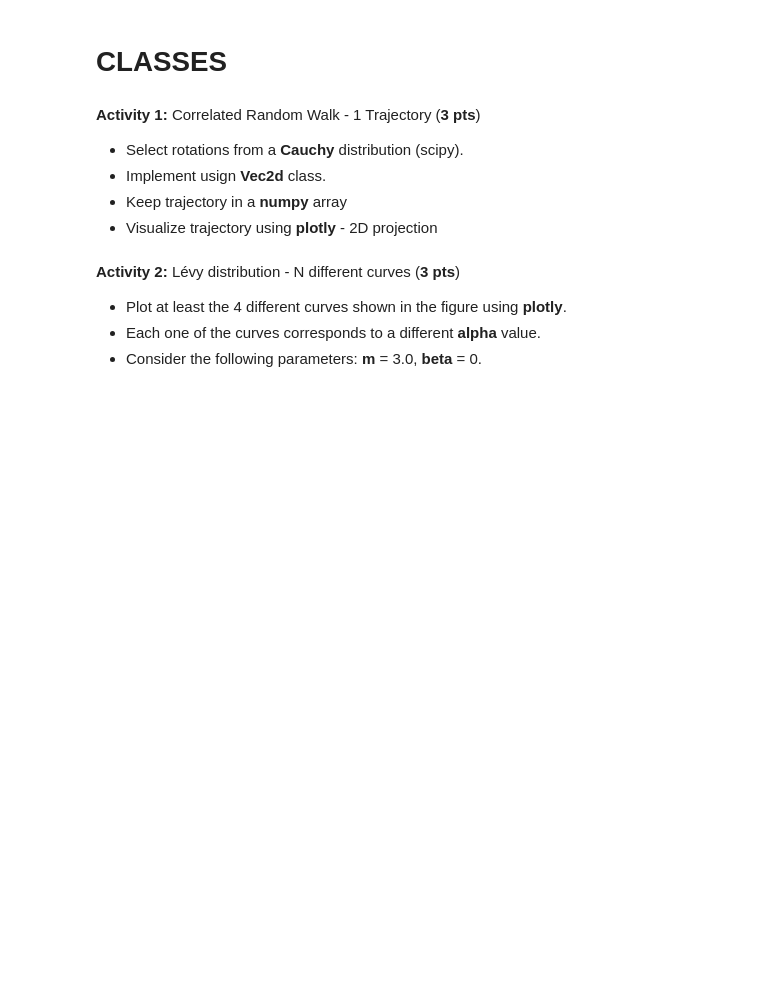
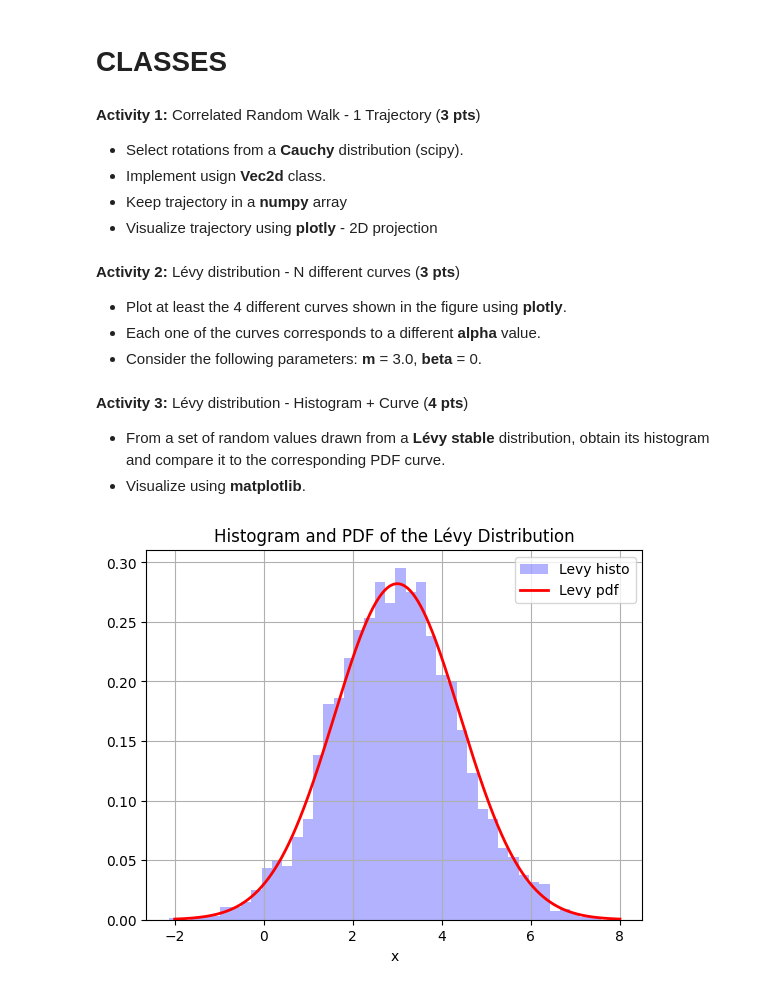
Before and after one commit to oscar-200/HW_2-Random_Walks, a Jupyter notebook: TI_2_HW1.ipynb, the cells around one changed output. Drawn from its saved outputs; the diff is of its cells as text; code cells hidden in the pictures; blank space fills up the shorter version.

Commit message:
Activity 3: Lévy distribution

```diff
--- a/TI_2_HW1.ipynb
+++ b/TI_2_HW1.ipynb
@@ -120,3 +120,44 @@ fig.update_layout(
 
 # Show figure
 fig.show()
+# %% [markdown]
+**Activity 3:** Lévy distribution - Histogram + Curve (**4 pts**)
+- From a set of random values drawn from a **Lévy stable** distribution, obtain its histogram
+and compare it to the corresponding PDF curve.
+- Visualize using **matplotlib**.
+# %%
+import numpy as np
+import matplotlib.pyplot as plt
+from scipy.stats import levy_stable
+
+# Paremethers for the Lévy distribution
+alpha = 2  # Heavy tail parameter
+beta = 0  # Skewness parameter
+m = 3.0  # Media
+size = 4000  # Number of samples
+
+
+
+# Generate samples from the Lévy distribution
+samples = levy_stable.rvs(alpha, beta, loc=m, size=size)
+
+# Create the histogram of the samples
+plt.hist(samples, bins='auto', density=True, alpha=0.3, color='b', label='Levy histo')
+
+# Generate the PDF of the Lévy distribution
+x = np.linspace(-2, 8, size)
+y = levy_stable.pdf(x, alpha, beta, loc=m)
+
+# Plot the PDF
+plt.plot(x, y, 'r-', lw=2, label='Levy pdf')
+
+# Add title and labels to the plot
+plt.title("Histogram and PDF of the Lévy Distribution")
+plt.xlabel("x")
+plt.legend()
+plt.grid()
+
+# Show the plot
+plt.show()
+# %% [output]
+[figure, added]
```
